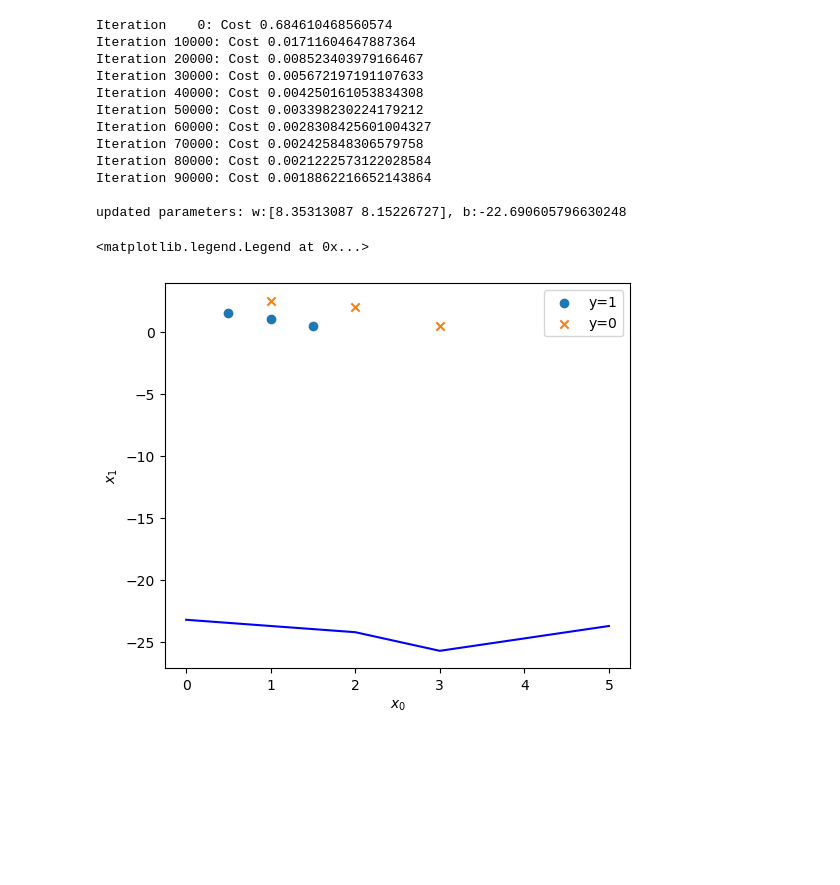
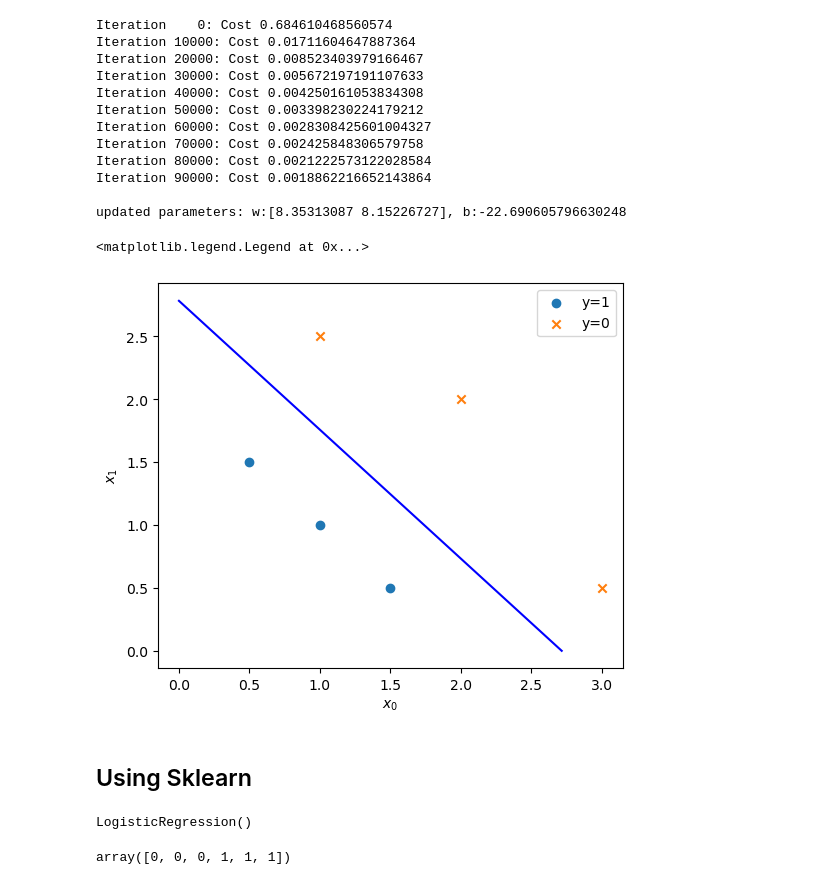
Before and after one commit to psgpyc/ISLP-and-HML-with-Scikit-Keras-Tenserflow, a Jupyter notebook: SML-COURSERA/Logistic Regression/6_gradient_descent_logistic_regression.ipynb, the cells around one changed output. Drawn from its saved outputs; the diff is of its cells as text; code cells hidden in the pictures; blank space fills up the shorter version.

Commit message:
week 3: lab: sklearn: implemented logistic regression

```diff
--- a/SML-COURSERA/Logistic Regression/6_gradient_descent_logistic_regression.ipynb
+++ b/SML-COURSERA/Logistic Regression/6_gradient_descent_logistic_regression.ipynb
@@ -148,20 +148,29 @@ updated parameters: w:[8.35313087 8.15226727], b:-22.690605796630248
 x0 = X_train[:, 0]
 x1 = X_train[:, 1]
 # %%
-x0p = np.arange(0,6)
-x1p = b_out - x0
+x0p = -b_out/w_out[0]
+x1p = -b_out/w_out[1]
 # %%
 fig, ax = plt.subplots(figsize=(6,5))
 ax.scatter(x0[:3], x1[:3], marker='o', label="y=1")
 ax.scatter(x0[3::], x1[3:], marker='x', label="y=0")
 
-ax.plot(x0p, x1p, c='b')
+ax.plot([0,x0p], [x1p,0], c='b')
 
 
 ax.set_xlabel("$x_0$")
 ax.set_ylabel("$x_1$")
 
 ax.legend()
 # %% [output]
 <matplotlib.legend.Legend at 0x...>
-[figure, old version]
+[figure, new version]
+# %% [markdown]
+## Using Sklearn
+# %%
+from sklearn.linear_model import LogisticRegression
+
+lr_model = LogisticRegression()
+lr_model.fit(X_train, y_train)
+# %% [output]
+LogisticRegression()
@@ -167,0 +179,4 @@ ax.legend()
+# %%
+y_pred
+# %% [output]
+array([0, 0, 0, 1, 1, 1])
```
Also changed, not shown: parts of 1 cell of this notebook.
